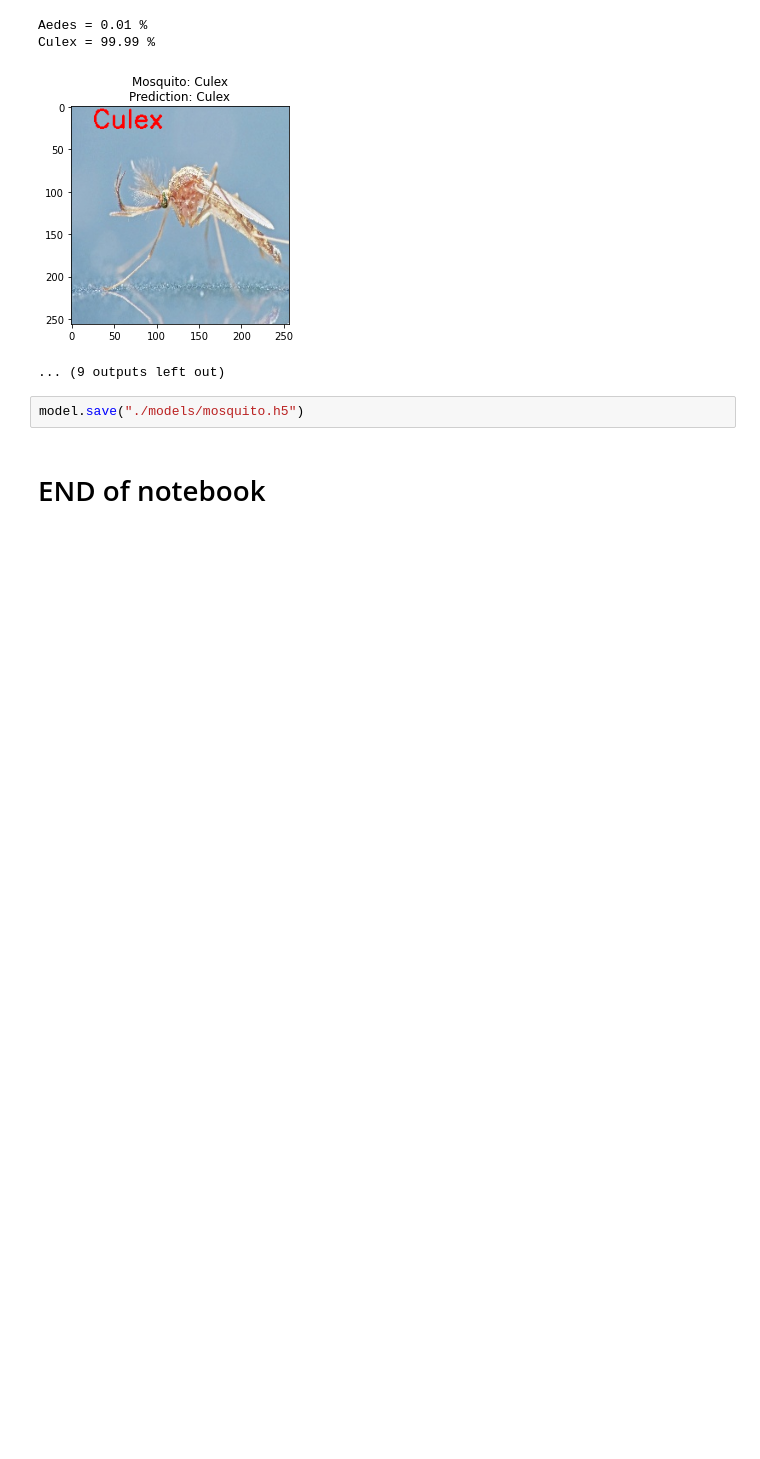
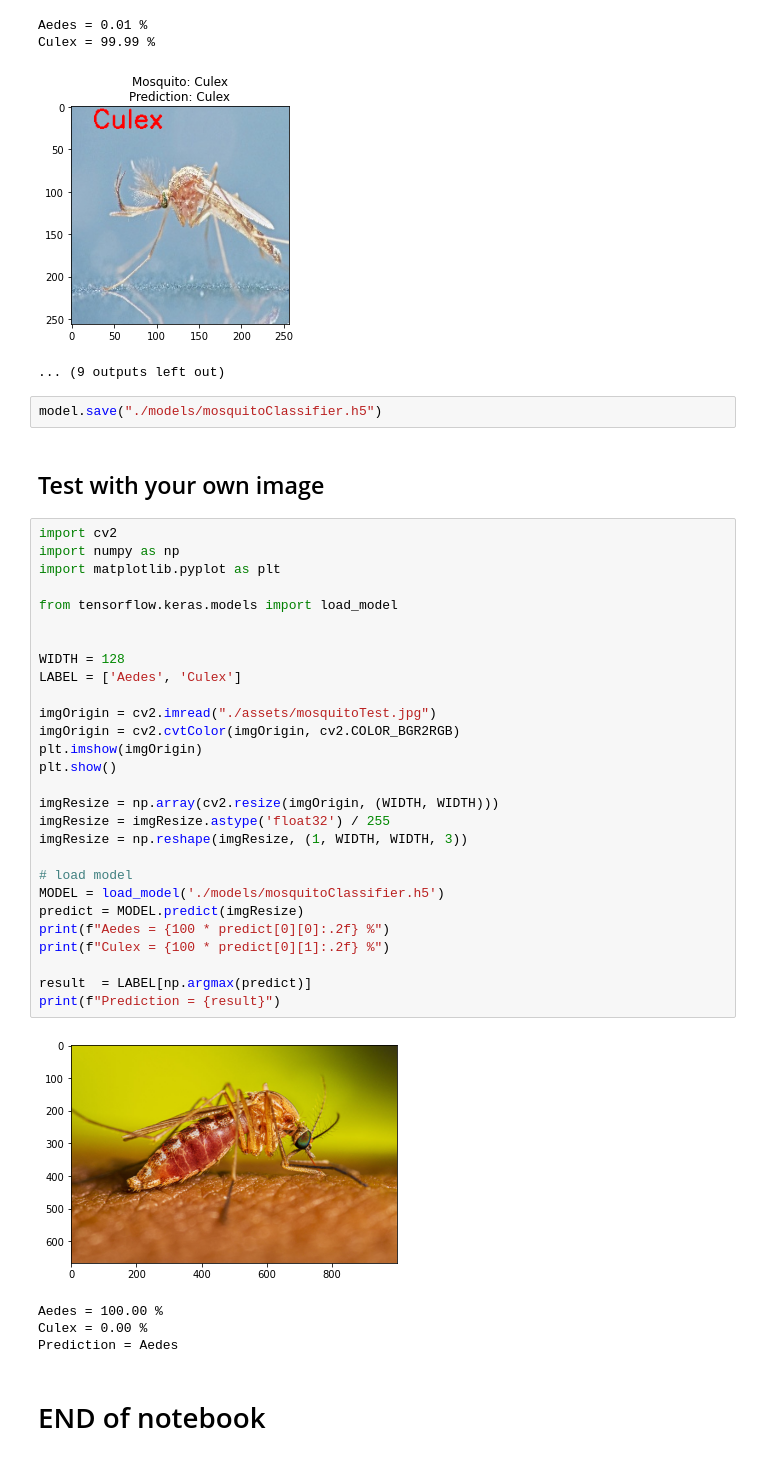
Before and after one commit to Bhuribhat/Neural-Networks-and-Deep-Learning, a Jupyter notebook: Images Classification/Mosquito_model.ipynb, the cells around one changed output. Drawn from its saved outputs; the diff is of its cells as text; blank space fills up the shorter version.

Commit message:
update model

```diff
--- a/Images Classification/Mosquito_model.ipynb
+++ b/Images Classification/Mosquito_model.ipynb
@@ -418,6 +426,41 @@ Culex = 99.99 %
 [figure]
 ... (9 outputs left out)
 # %%
-model.save("./models/mosquito.h5")
+model.save("./models/mosquitoClassifier.h5")
+# %% [markdown]
+## Test with your own image
+# %%
+import cv2
+import numpy as np
+import matplotlib.pyplot as plt
+
+from tensorflow.keras.models import load_model
+
+
+WIDTH = 128
+LABEL = ['Aedes', 'Culex']
+
+imgOrigin = cv2.imread("./assets/mosquitoTest.jpg")
+imgOrigin = cv2.cvtColor(imgOrigin, cv2.COLOR_BGR2RGB)
+plt.imshow(imgOrigin)
+plt.show()
+
+imgResize = np.array(cv2.resize(imgOrigin, (WIDTH, WIDTH)))
+imgResize = imgResize.astype('float32') / 255
+imgResize = np.reshape(imgResize, (1, WIDTH, WIDTH, 3))
+
+# load model
+MODEL = load_model('./models/mosquitoClassifier.h5')
+predict = MODEL.predict(imgResize)
+print(f"Aedes = {100 * predict[0][0]:.2f} %")
+print(f"Culex = {100 * predict[0][1]:.2f} %")
+
+result  = LABEL[np.argmax(predict)]
+print(f"Prediction = {result}")
+# %% [output]
+[figure, added]
+Aedes = 100.00 %
+Culex = 0.00 %
+Prediction = Aedes
 # %% [markdown]
 # END of notebook
```
Also changed, not shown: parts of 5 cells of this notebook, 8 other files.
